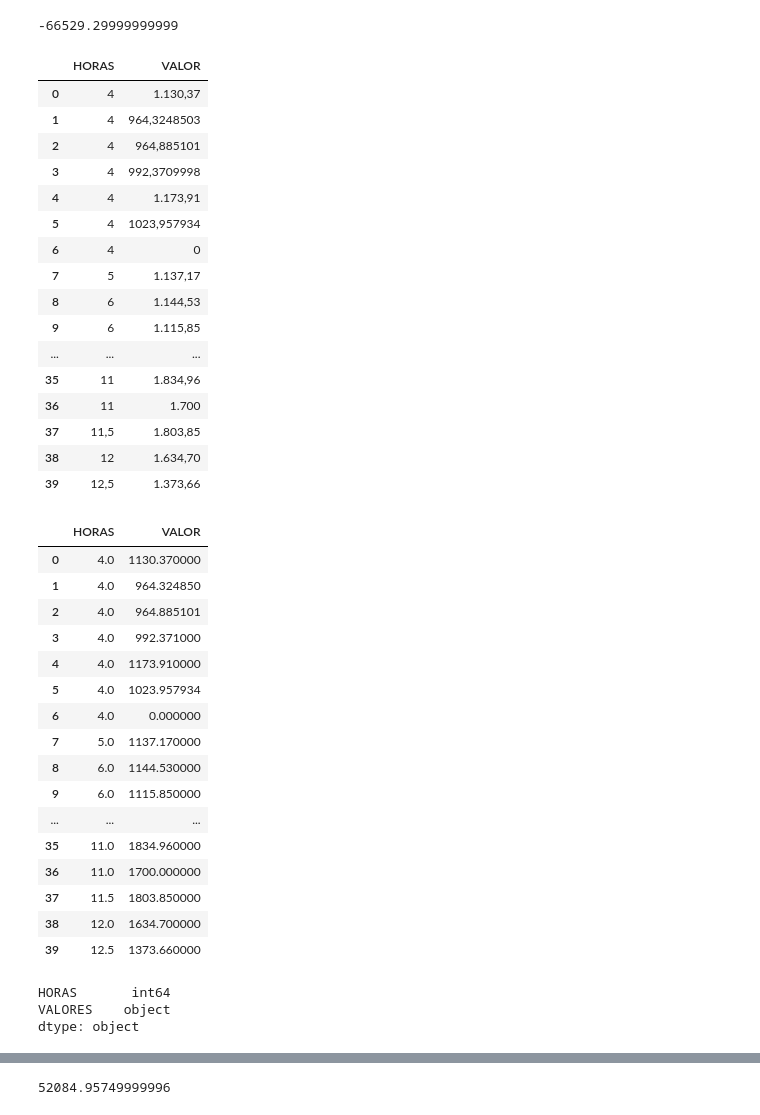
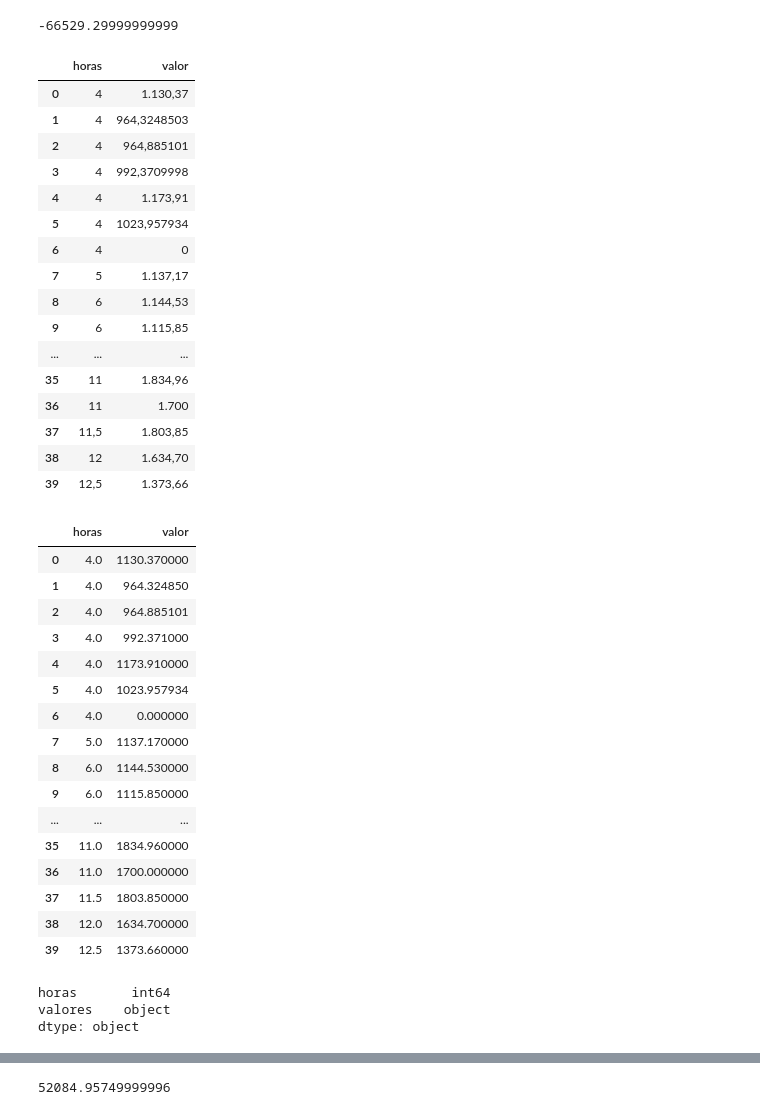
Before and after one commit to mp-resuldados/diagnostico-escola, a Jupyter notebook: notebooks/contas.ipynb, the cells around one changed output, grey strips where cells are left out. Cells and saved outputs as stored; diff of their text form; code cells hidden in the pictures.

```diff
--- a/notebooks/contas.ipynb
+++ b/notebooks/contas.ipynb
@@ -81,12 +81,12 @@ saldo[saldo['saldo']<0]['saldo'].sum()
 -66529.29999999999
 # %%
 alunos = pd.read_csv(
-    '../DADOS/ALUNOS_ago.csv',
+    '../dados/alunos_ago.csv',
     sep=";"
 )
 alunos
 # %% [output]
-|  | HORAS | VALOR |
+|  | horas | valor |
 | 0 | 4 | 1.130,37 |
 | 1 | 4 | 964,3248503 |
 | 2 | 4 | 964,885101 |
@@ -104,11 +104,11 @@ alunos
 | 38 | 12 | 1.634,70 |
 | 39 | 12,5 | 1.373,66 |
 # %%
-alunos['HORAS'] = alunos['HORAS'].map(converter_moeda)
-alunos['VALOR'] = alunos['VALOR'].map(converter_moeda)
+alunos['horas'] = alunos['horas'].map(converter_moeda)
+alunos['valor'] = alunos['valor'].map(converter_moeda)
 alunos
 # %% [output]
-|  | HORAS | VALOR |
+|  | horas | valor |
 | 0 | 4.0 | 1130.370000 |
 | 1 | 4.0 | 964.324850 |
 | 2 | 4.0 | 964.885101 |
@@ -126,12 +126,12 @@ alunos
 | 38 | 12.0 | 1634.700000 |
 | 39 | 12.5 | 1373.660000 |
 # %%
-plano = pd.read_csv('../DADOS/PLANO_MENSALIDADES_2023.csv',
+plano = pd.read_csv('../dados/plano_mensalidades_2023.csv',
                    sep=';')
 plano.dtypes
 # %% [output]
-HORAS       int64
-VALORES    object
+horas       int64
+valores    object
 dtype: object
 # %%
 plano
```
Also changed, not shown: parts of 38 cells of this notebook, 5 other files.
